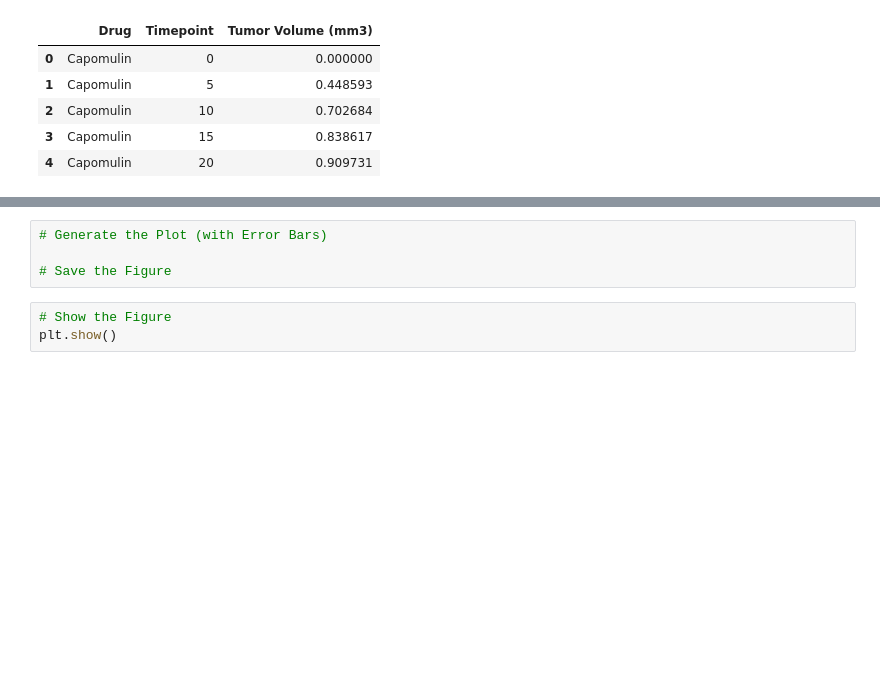
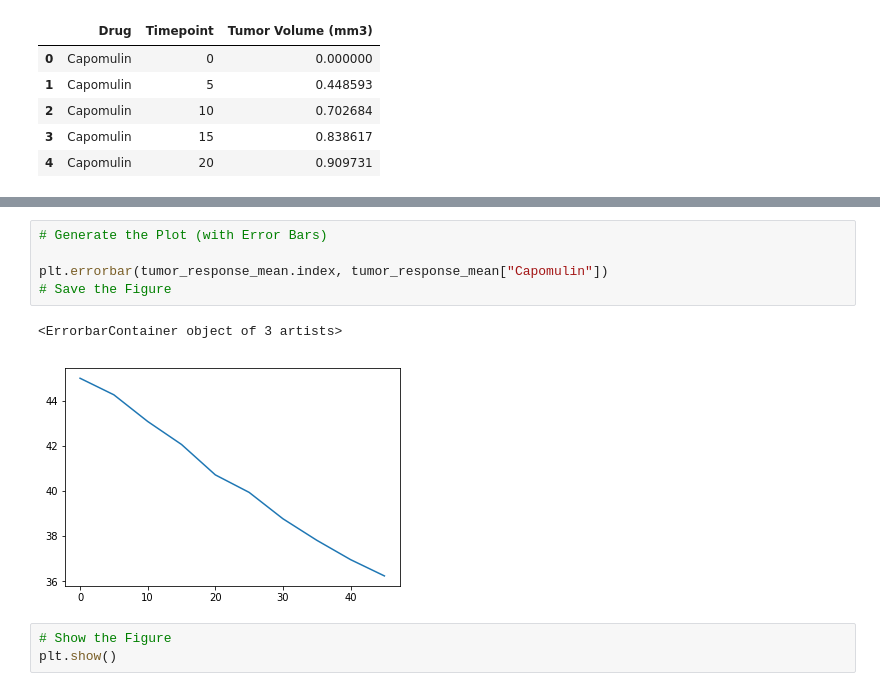
Before and after one commit to tanjowen/Pymaceuticals, a Jupyter notebook: pymaceuticals.ipynb, the cells around one changed output, grey strips where cells are left out. Cells and saved outputs as stored; diff of their text form; blank space fills up the shorter version.

Commit message:
v3graphs

```diff
--- a/pymaceuticals.ipynb
+++ b/pymaceuticals.ipynb
@@ -93,7 +100,11 @@ tumor_response_mean.head()
 # %%
 # Generate the Plot (with Error Bars)
 
+plt.errorbar(tumor_response_mean.index, tumor_response_mean["Capomulin"])
 # Save the Figure
+# %% [output]
+<ErrorbarContainer object of 3 artists>
+[figure, added]
 # %%
 # Show the Figure
 plt.show()
```
Also changed, not shown: parts of 2 cells of this notebook, 1 other file.
